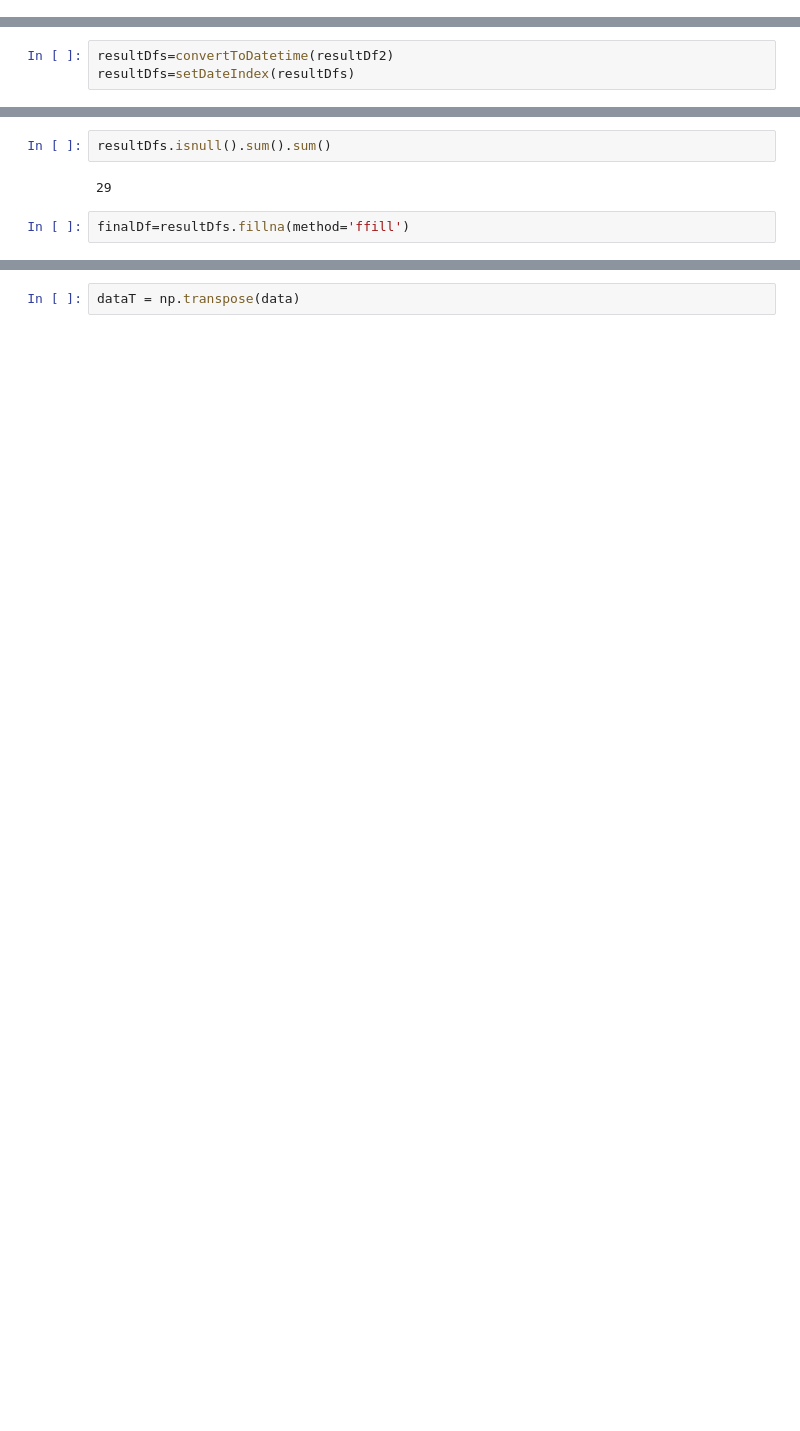
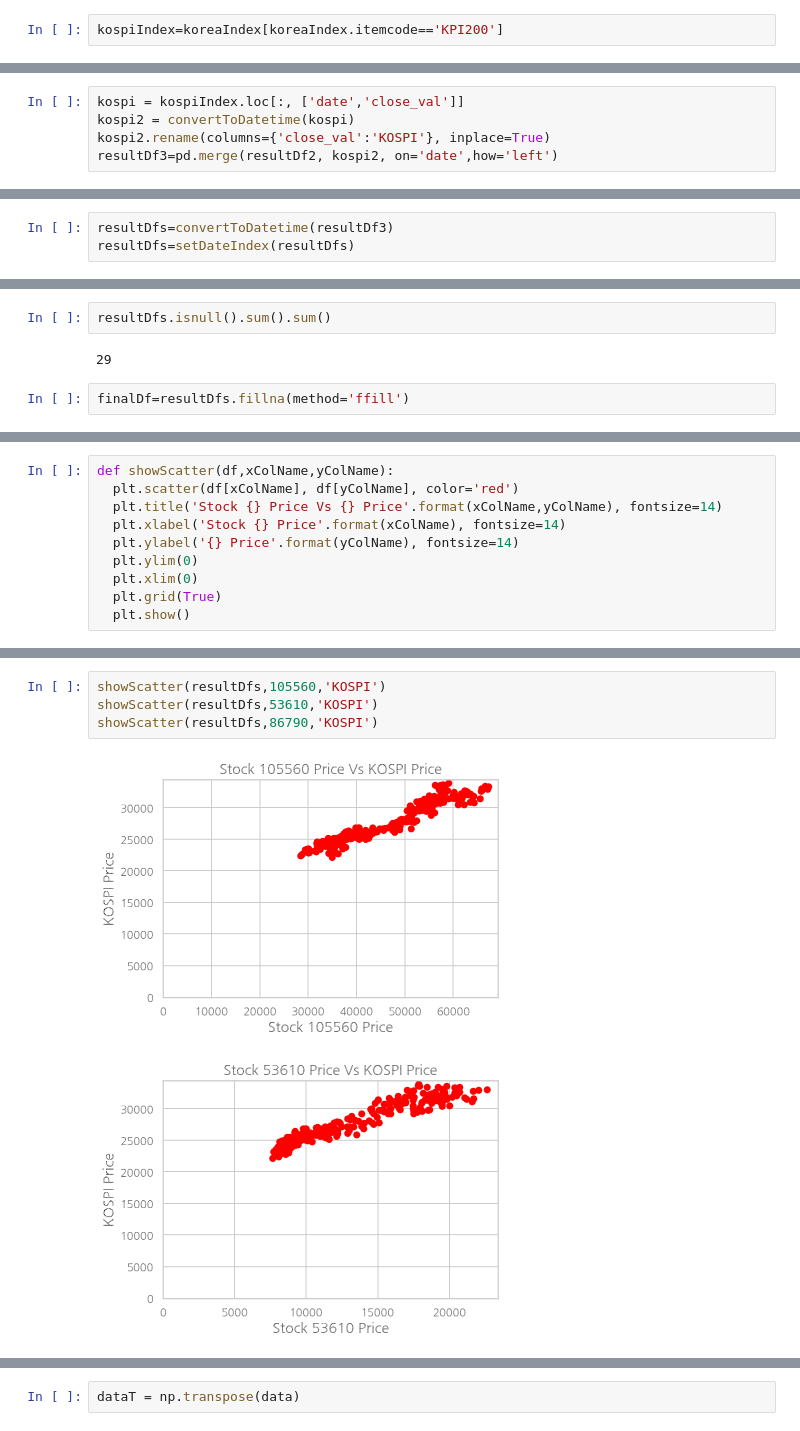
Before and after one commit to glee1228/DSC2019, a Jupyter notebook: dsc2019.ipynb, the cells around one changed output, grey strips where cells are left out. Saved outputs shown, nothing was run; the diff lists cells and outputs as text; blank space fills up the shorter version.

```diff
--- a/dsc2019.ipynb
+++ b/dsc2019.ipynb
@@ -579,0 +618,2 @@ resultDf2.head()
+# %%
+kospiIndex=koreaIndex[koreaIndex.itemcode=='KPI200']
@@ -579,0 +625,5 @@ resultDf2.head()
+# %%
+kospi = kospiIndex.loc[:, ['date','close_val']]
+kospi2 = convertToDatetime(kospi)
+kospi2.rename(columns={'close_val':'KOSPI'}, inplace=True)
+resultDf3=pd.merge(resultDf2, kospi2, on='date',how='left')
@@ -580,3 +640,3 @@ resultDf2.head()
 # %%
-resultDfs=convertToDatetime(resultDf2)
+resultDfs=convertToDatetime(resultDf3)
 resultDfs=setDateIndex(resultDfs)
@@ -607,0 +677,10 @@ finalDf.shape
+# %%
+def showScatter(df,xColName,yColName):
+  plt.scatter(df[xColName], df[yColName], color='red')
+  plt.title('Stock {} Price Vs {} Price'.format(xColName,yColName), fontsize=14)
+  plt.xlabel('Stock {} Price'.format(xColName), fontsize=14)
+  plt.ylabel('{} Price'.format(yColName), fontsize=14)
+  plt.ylim(0)
+  plt.xlim(0)
+  plt.grid(True)
+  plt.show()
@@ -607,0 +730,7 @@ finalDf.shape
+# %%
+showScatter(resultDfs,105560,'KOSPI')
+showScatter(resultDfs,53610,'KOSPI')
+showScatter(resultDfs,86790,'KOSPI')
+# %% [output]
+[figure, added]
+[figure, added]
```
Also changed, not shown: parts of 27 cells of this notebook.
